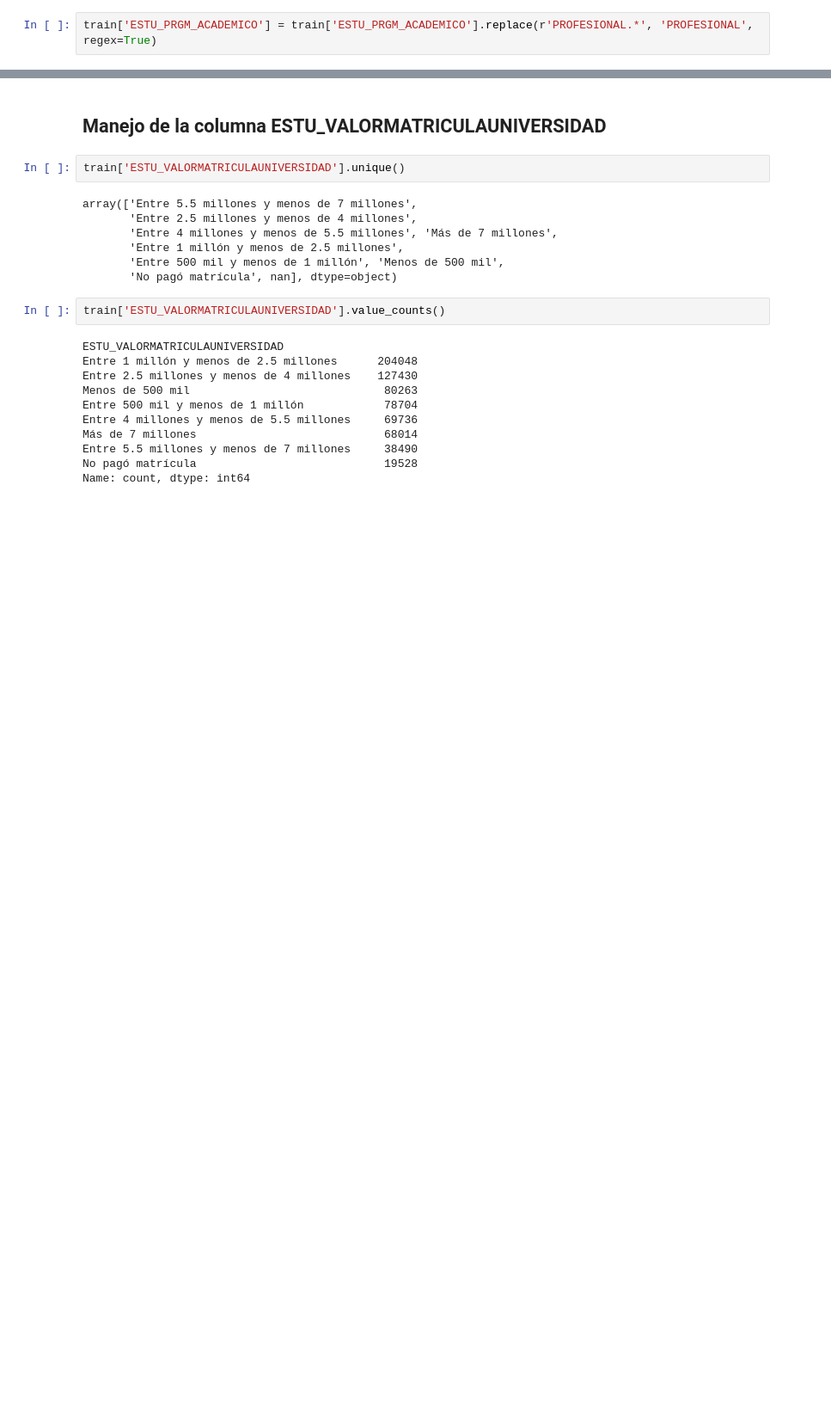
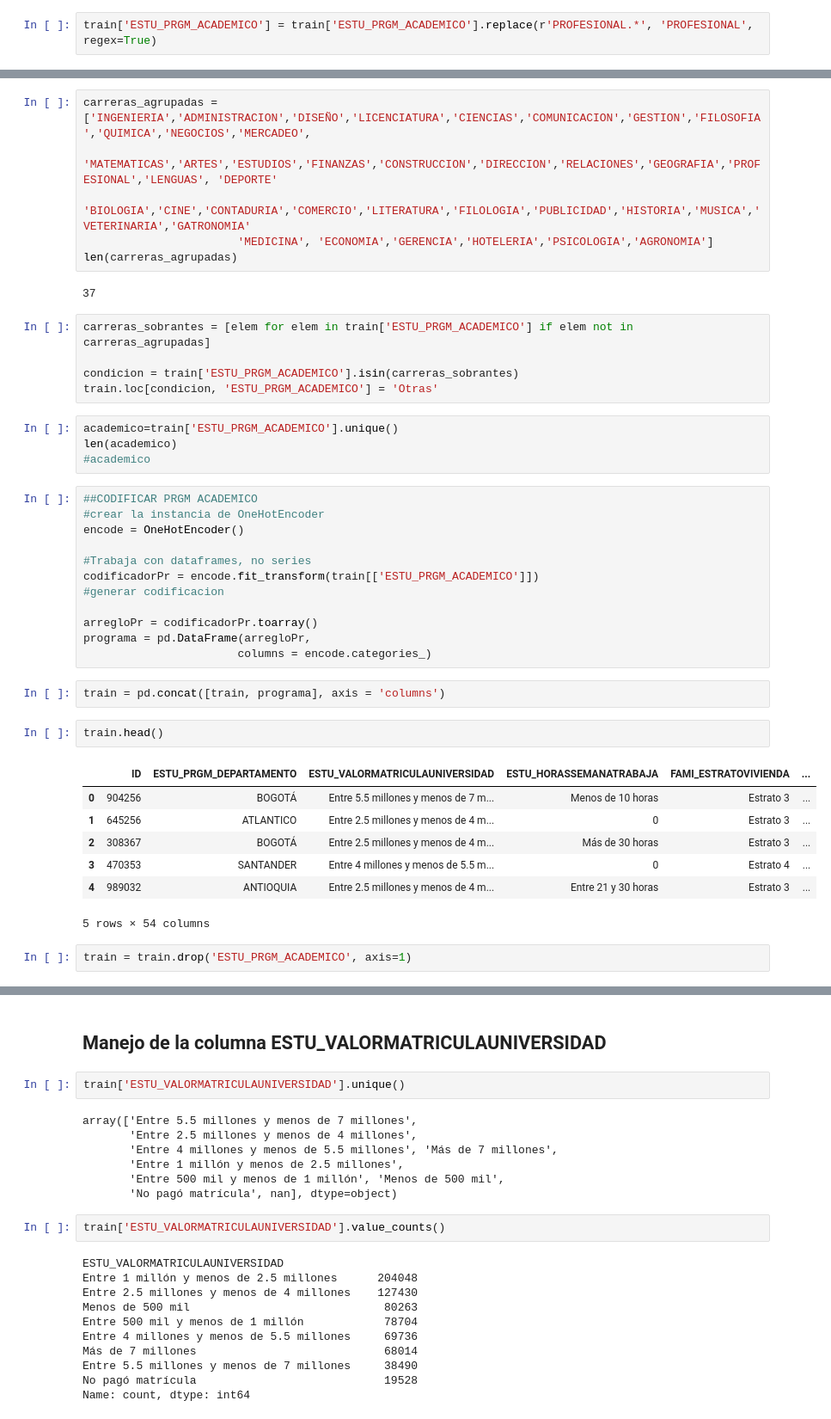
Before and after one commit to JGranda11/Proyecto-ai4eng20241, a Jupyter notebook: 02 - preprocesado.ipynb, the cells around one changed output, grey strips where cells are left out. Shown at 86% size. Drawn from its saved outputs; the diff is of its cells as text; blank space fills up the shorter version.

```diff
--- a/02 - preprocesado.ipynb
+++ b/02 - preprocesado.ipynb
@@ -270,3 +333,46 @@ train['ESTU_PRGM_ACADEMICO'] = train['ESTU_PRGM_ACADEMICO'].replace(r'CONTADURIA
+# %%
+carreras_agrupadas = ['INGENIERIA','ADMINISTRACION','DISEÑO','LICENCIATURA','CIENCIAS','COMUNICACION','GESTION','FILOSOFIA','QUIMICA','NEGOCIOS','MERCADEO',
+                       'MATEMATICAS','ARTES','ESTUDIOS','FINANZAS','CONSTRUCCION','DIRECCION','RELACIONES','GEOGRAFIA','PROFESIONAL','LENGUAS', 'DEPORTE'
+                       'BIOLOGIA','CINE','CONTADURIA','COMERCIO','LITERATURA','FILOLOGIA','PUBLICIDAD','HISTORIA','MUSICA','VETERINARIA','GATRONOMIA'
+                       'MEDICINA', 'ECONOMIA','GERENCIA','HOTELERIA','PSICOLOGIA','AGRONOMIA']
+len(carreras_agrupadas)
+# %% [output]
+37
+# %%
+carreras_sobrantes = [elem for elem in train['ESTU_PRGM_ACADEMICO'] if elem not in carreras_agrupadas]
+
+condicion = train['ESTU_PRGM_ACADEMICO'].isin(carreras_sobrantes)
+train.loc[condicion, 'ESTU_PRGM_ACADEMICO'] = 'Otras'
+# %%
+academico=train['ESTU_PRGM_ACADEMICO'].unique()
+len(academico)
+#academico
+# %%
+##CODIFICAR PRGM ACADEMICO
+#crear la instancia de OneHotEncoder
+encode = OneHotEncoder()
+
+#Trabaja con dataframes, no series
+codificadorPr = encode.fit_transform(train[['ESTU_PRGM_ACADEMICO']])
+#generar codificacion
+
+arregloPr = codificadorPr.toarray()
+programa = pd.DataFrame(arregloPr,
+                       columns = encode.categories_)
+# %%
+train = pd.concat([train, programa], axis = 'columns')
+# %%
+train.head()
+# %% [output]
+|  | ID | ESTU_PRGM_DEPARTAMENTO | ESTU_VALORMATRICULAUNIVERSIDAD | ESTU_HORASSEMANATRABAJA | FAMI_ESTRATOVIVIENDA | ... |
+| 0 | 904256 | BOGOTÁ | Entre 5.5 millones y menos de 7 m... | Menos de 10 horas | Estrato 3 | ... |
+| 1 | 645256 | ATLANTICO | Entre 2.5 millones y menos de 4 m... | 0 | Estrato 3 | ... |
+| 2 | 308367 | BOGOTÁ | Entre 2.5 millones y menos de 4 m... | Más de 30 horas | Estrato 3 | ... |
+| 3 | 470353 | SANTANDER | Entre 4 millones y menos de 5.5 m... | 0 | Estrato 4 | ... |
+| 4 | 989032 | ANTIOQUIA | Entre 2.5 millones y menos de 4 m... | Entre 21 y 30 horas | Estrato 3 | ... |
+5 rows × 54 columns
+# %%
+train = train.drop('ESTU_PRGM_ACADEMICO', axis=1)
 # %%
 ccols = [i for i in train.columns if not i in train._get_numeric_data()]
 print (ccols)
```
Also changed, not shown: parts of 67 cells of this notebook.
